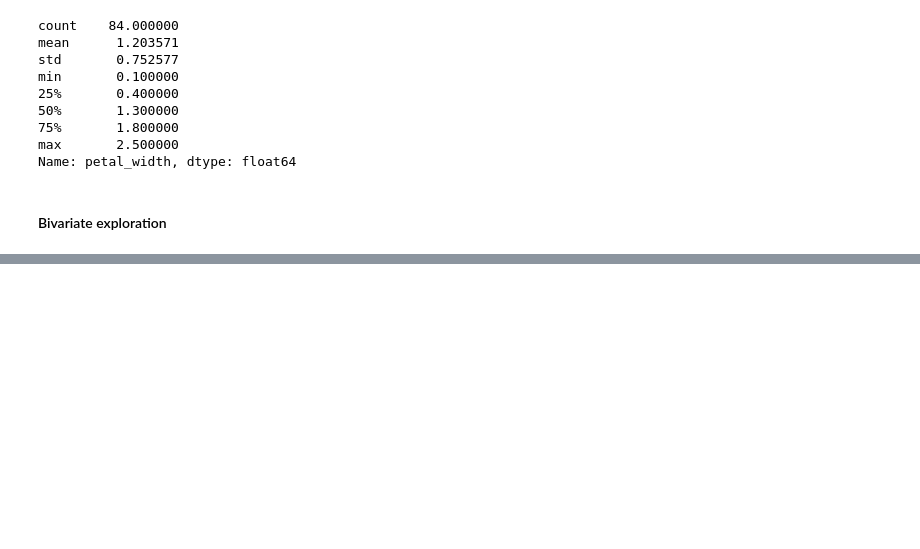
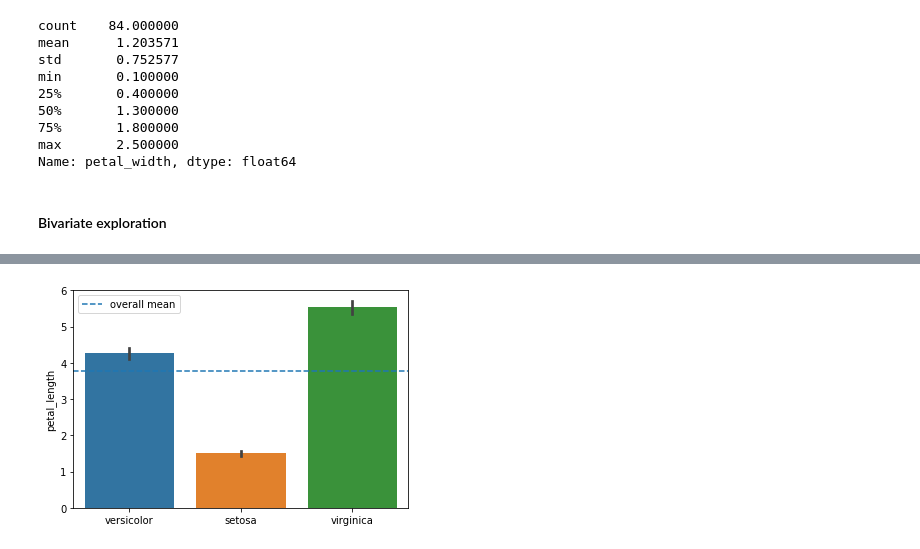
Before and after one commit to NSharick/classification-exercises, a Jupyter notebook: classification_exercises.ipynb, the cells around one changed output, grey strips where cells are left out. Saved outputs shown, nothing was run; the diff lists cells and outputs as text; code cells hidden in the pictures; blank space fills up the shorter version.

```diff
--- a/classification_exercises.ipynb
+++ b/classification_exercises.ipynb
@@ -953,0 +975,10 @@ Name: petal_width, dtype: float64
+# %%
+#plot petal length agains species and include mean line
+mean_pl = train.petal_length.mean()
+sns.barplot('species_name', 'petal_length', data=train)
+plt.axhline(mean_pl, ls='--', label='overall mean')
+plt.xlabel('')
+plt.legend()
+plt.show()
+# %% [output]
+[figure, added]
```
Also changed, not shown: parts of 41 cells of this notebook.
